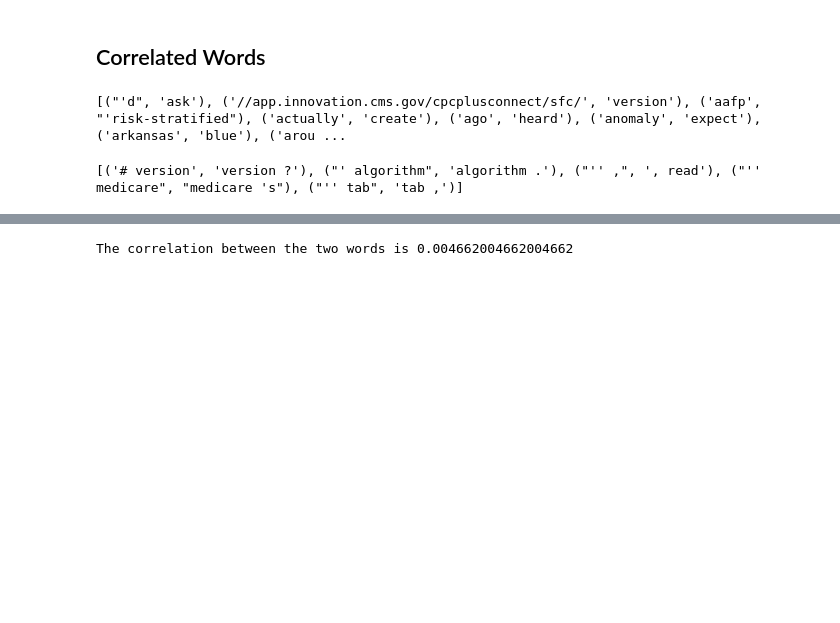
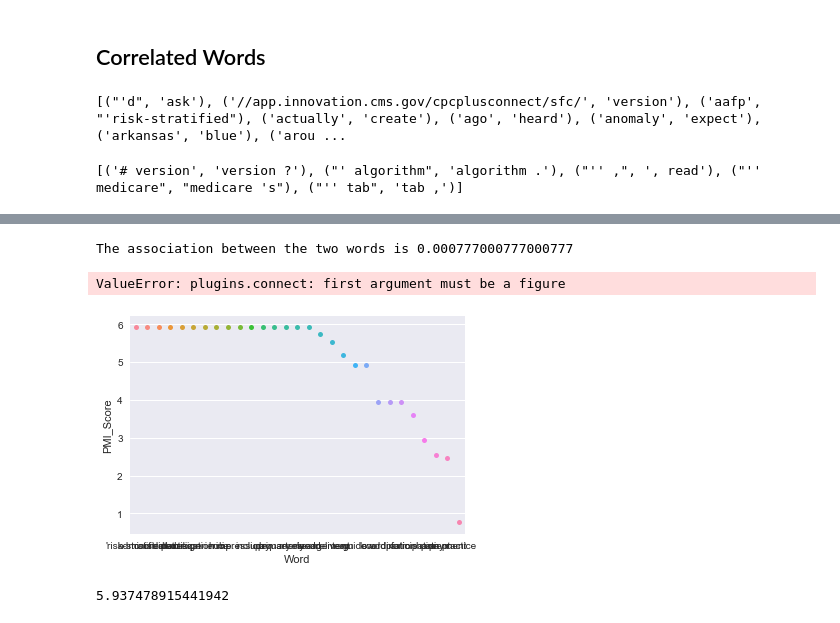
Before and after one commit to mjbrienza/Text-Analytics, a Jupyter notebook: TextAnalysis_1013.ipynb, the cells around one changed output, grey strips where cells are left out. Saved outputs shown, nothing was run; the diff lists cells and outputs as text; code cells hidden in the pictures; blank space fills up the shorter version.

Commit message:
Adding bigram finder/scorer and first visualization

```diff
--- a/TextAnalysis_1013.ipynb
+++ b/TextAnalysis_1013.ipynb
@@ -307,3 +351,24 @@ def word_finder(x,y):
             return i
         elif v[0] == (y,x):
             return i
+# %%
+def single_word_finder(x,y,mode='single'):
+    scores_e=list(enumerate(scored))
+    index_list=[]
+    final_list=[]
+    if(mode=='double'):
+        for i, v in enumerate(scored):
+            if v[0] == (x,y):
+                return scores_e[i]
+            elif v[0] == (y,x):
+                return scores_e[i]
+    elif(mode=='single'):
+        for i, v in enumerate(scored):
+            if(scores_e[i][1][0][0]) == x or scores_e[i][1][0][1] == x or scores_e[i][1][0][0]==y or scores_e[i][1][0][1]==y:
+                index_list.append(i)
+        for j in index_list:
+            final_list.append(scores_e[j])
+        return final_list
+
+
+single_word_finder('management','care','single')
@@ -310,8 +393,45 @@ def word_finder(x,y):
 # %%
 ##uses the word_finder function to pull out the correlation (or some type of score) between two words
+
+#Actually isn't measuring correlation, but PMI (https://en.wikipedia.org/wiki/Pointwise_mutual_information)...
+#basically it sounds like measures the association that these words aren't just randomly next to each other---
+#look at the count of each word and then the count of the words together to make the PMI score
 try:
-    print("The correlation between the two words is",scored[word_finder("stratification","risk")][1])
+    print("The association between the two words is",scored[word_finder("able","assist")][1])
 except:
     print("Choose a new word pair!")
 # %% [output]
-The correlation between the two words is 0.004662004662004662
+The association between the two words is 0.000777000777000777
+# %%
+##Visualizing the results of the bigram finder
+def graphing_single_word_finder(word1,word2='',mode='single'):
+    graphing_data=single_word_finder(word1,'','single')
+    graphing_data=pd.Series(graphing_data)
+    score_list=[]
+    non_word1_list=[]
+    for i,v in graphing_data.iteritems():
+        if(graphing_data[i][1][0][0]!=word1):
+            non_word1_list.append(graphing_data[i][1][0][0])
+        elif(graphing_data[i][1][0][1])!=word1:
+            non_word1_list.append(graphing_data[i][1][0][1])
+        score_list.append(graphing_data[i][1][1])
+    final_graphing=pd.concat([pd.Series(non_word1_list),pd.Series(score_list)],axis=1)
+    final_graphing.columns=['Word','PMI_Score']
+    word_graph=sns.stripplot(x="Word", y="PMI_Score", data=final_graphing)
+    tooltip = plugins.PointLabelTooltip(final_graphing, final_graphing['Word'])
+    plugins.connect(word_graph,tooltip)
+# %%
+graphing_single_word_finder('care','','single')
+
+
+#so pretty... have to figure out how to clean up the axis/distingish the dots (tooltip not working)
+# %% [output]
+ValueError: plugins.connect: first argument must be a figure
+[figure, added]
+# %%
+graphing_data=single_word_finder('care','','single')
+graphing_series=pd.Series(graphing_data)
+
+graphing_series[1][1][1]
+# %% [output]
+5.937478915441942
```
Also changed, not shown: parts of 7 cells of this notebook.
